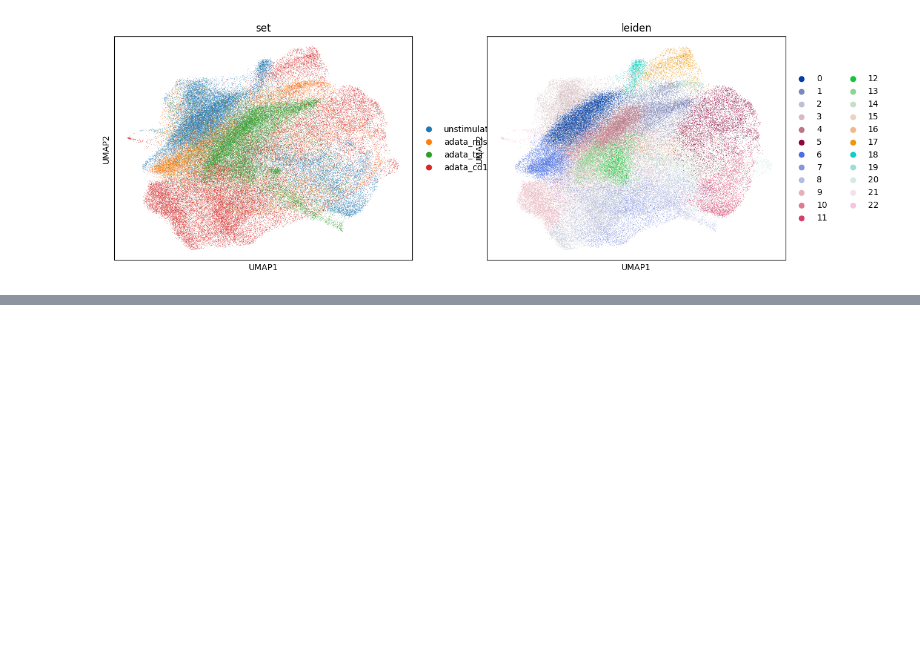
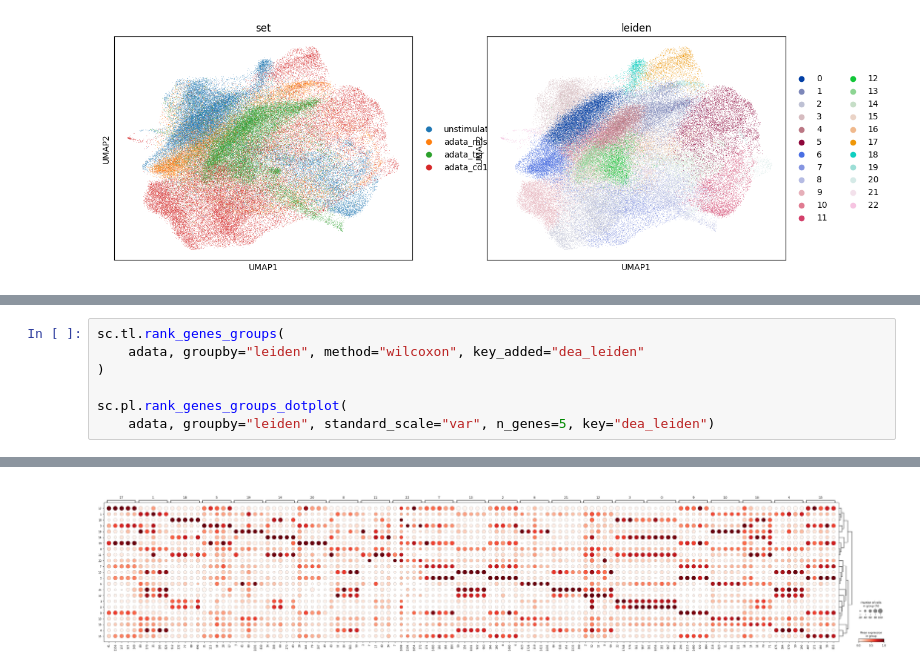
Before and after one commit to indapa/CART19_scRNAseq, a Jupyter notebook: JupyterNotebooks/analysis.ipynb, the cells around one changed output, grey strips where cells are left out. Cells and saved outputs as stored; diff of their text form; blank space fills up the shorter version.

```diff
--- a/JupyterNotebooks/analysis.ipynb
+++ b/JupyterNotebooks/analysis.ipynb
@@ -139,0 +151,8 @@ sc.pl.umap(adata, color=['set', 'leiden'])
+# %%
+sc.tl.rank_genes_groups(
+    adata, groupby="leiden", method="wilcoxon", key_added="dea_leiden"
+)
+
+sc.pl.rank_genes_groups_dotplot(
+    adata, groupby="leiden", standard_scale="var", n_genes=5, key="dea_leiden")
+# %% [output]
@@ -139,0 +160 @@ sc.pl.umap(adata, color=['set', 'leiden'])
+[figure, added]
```
Also changed, not shown: parts of 5 cells of this notebook.
